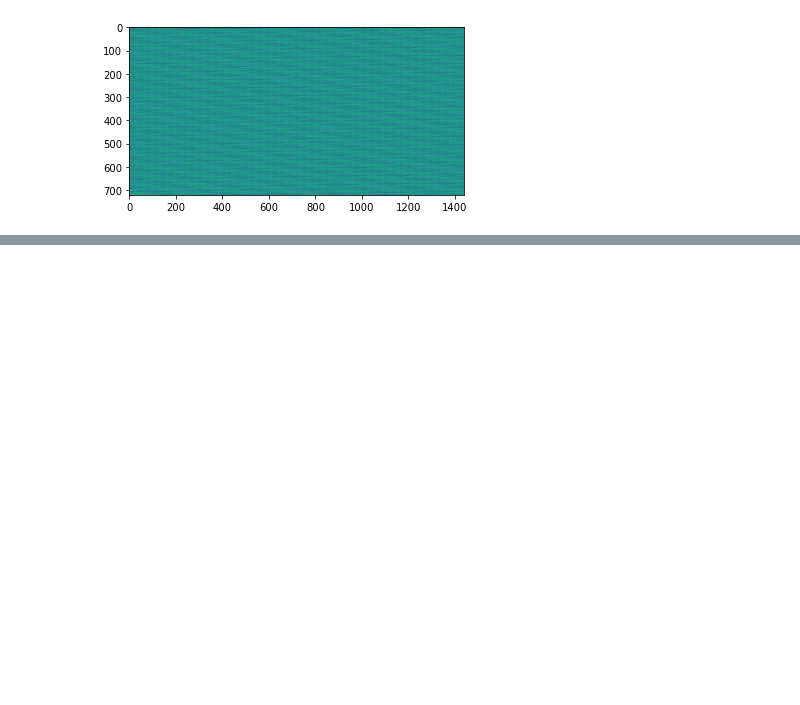
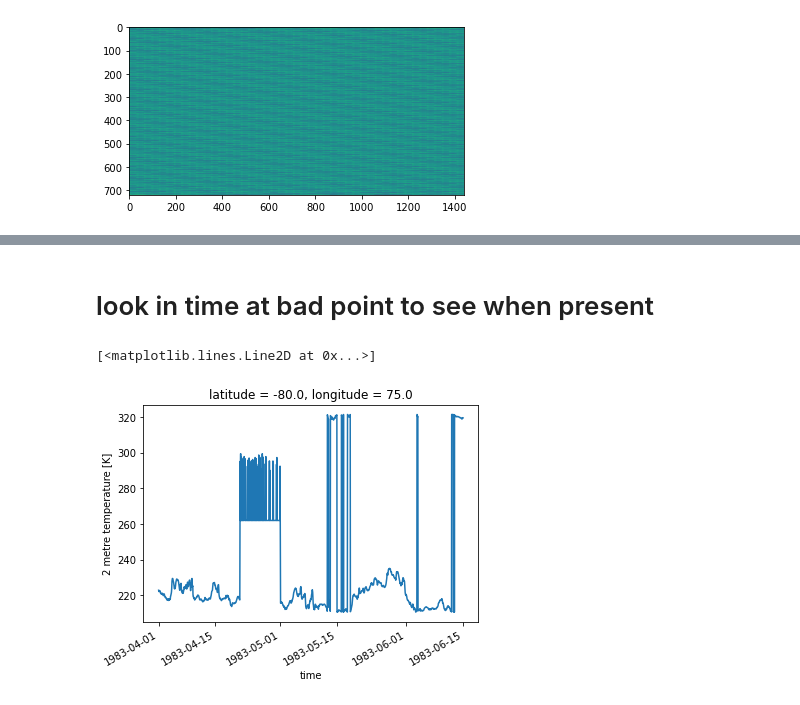
Before and after one commit to cgentemann/cloud_science, a Jupyter notebook: Cloud_testing/era5_pangeo_1983.ipynb, the cells around one changed output, grey strips where cells are left out. Saved outputs shown, nothing was run; the diff lists cells and outputs as text; code cells hidden in the pictures; blank space fills up the shorter version.

```diff
--- a/Cloud_testing/era5_pangeo_1983.ipynb
+++ b/Cloud_testing/era5_pangeo_1983.ipynb
@@ -88,0 +100,7 @@ plt.imshow(bad.data)
+# %% [markdown]
+# look in time at bad point to see when present
+# %%
+ds.t2m.sel(longitude=75,latitude=-80,method='nearest').sel(time=slice('1983-04-01T00','1983-06-15T00')).plot()
+# %% [output]
+[<matplotlib.lines.Line2D at 0x...>]
+[figure, added]
```
Also changed, not shown: parts of 5 cells of this notebook.
